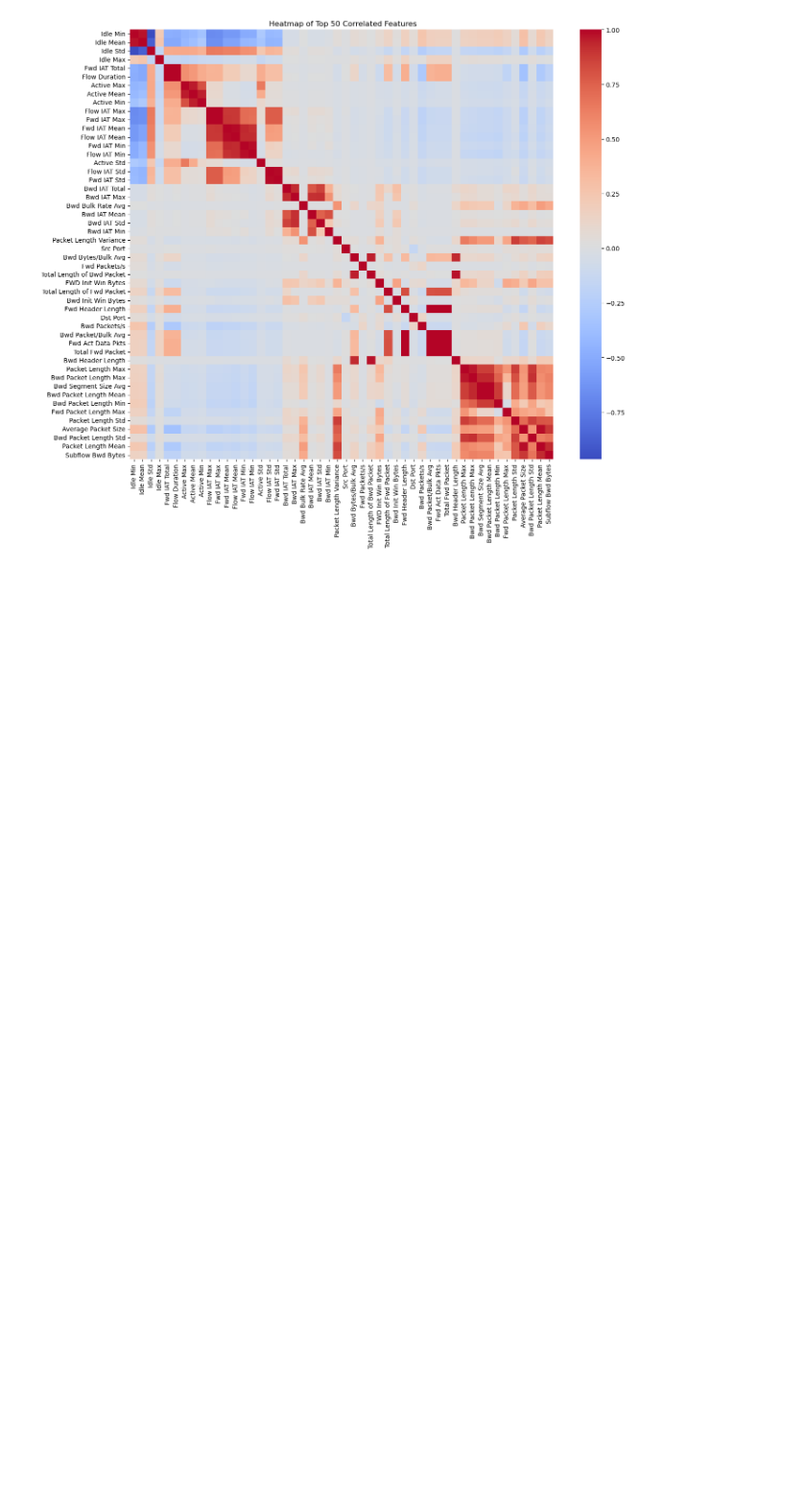
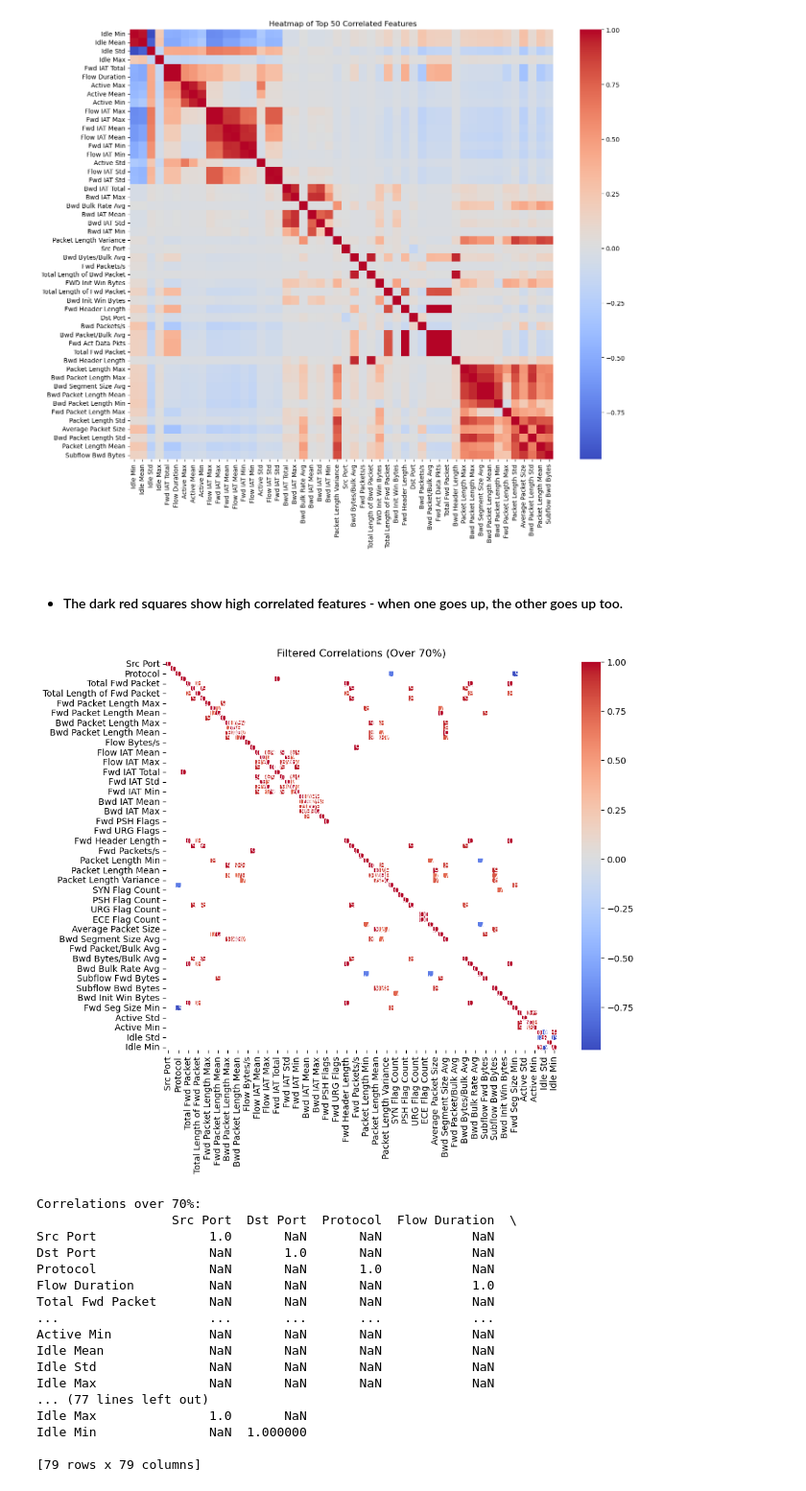
Before and after one commit to Totally-Kyle/The-CyberChase, a Jupyter notebook: EDA.ipynb, the cells around one changed output. Shown at 96% size. Saved outputs shown, nothing was run; the diff lists cells and outputs as text; code cells hidden in the pictures; blank space fills up the shorter version.

```diff
--- a/EDA.ipynb
+++ b/EDA.ipynb
@@ -130,0 +174,17 @@ plt.show()
+# %%
+reader = geoip2.database.Reader('/Users/sa3/Downloads/archive/GeoLite2-City_20250610/GeoLite2-City.mmdb')
+
+# Build location info
+locations = []
+for ip in Feb12['Src IP']:
+    try:
+        response = reader.city(ip)
+        city = response.city.name or "Unknown City"
+        location_str = f"{city}"
+    except Exception as e:
+        location_str = f"Error: {e}"
+    locations.append(location_str)
+
+# Add to DataFrame
+Feb12['Location'] = locations
+Feb12
@@ -141,3 +215,41 @@ plt.tight_layout()
 plt.show()
 # %% [output]
 [figure]
+# %% [markdown]
+- #### The dark red squares show high correlated features - when one goes up, the other goes up too.
+# %%
+numeric_cols = Feb12.select_dtypes(include=[np.number])
+correlation_matrix = numeric_cols.corr()
+
+#Correlations greater than 70%
+high_correlation = correlation_matrix[(correlation_matrix > 0.7) | (correlation_matrix < -0.7)]
+
+# Visualize the filtered correlations using a heatmap
+plt.figure(figsize=(10, 8))
+sns.heatmap(high_correlation, annot=True, cmap="coolwarm", fmt=".2f", cbar=True)
+plt.title("Filtered Correlations (Over 70%)")
+plt.show()
+
+
+# Display the filtered correlations
+print("Correlations over 70%:")
+print(high_correlation)
+# %% [output]
+[figure, added]
+Correlations over 70%:
+                  Src Port  Dst Port  Protocol  Flow Duration  \
+Src Port               1.0       NaN       NaN            NaN
+Dst Port               NaN       1.0       NaN            NaN
+Protocol               NaN       NaN       1.0            NaN
+Flow Duration          NaN       NaN       NaN            1.0
+Total Fwd Packet       NaN       NaN       NaN            NaN
+...                    ...       ...       ...            ...
+Active Min             NaN       NaN       NaN            NaN
+Idle Mean              NaN       NaN       NaN            NaN
+Idle Std               NaN       NaN       NaN            NaN
+Idle Max               NaN       NaN       NaN            NaN
+... (77 lines left out)
+Idle Max               1.0       NaN
+Idle Min               NaN  1.000000
+
+[79 rows x 79 columns]
```
Also changed, not shown: parts of 10 cells of this notebook.
